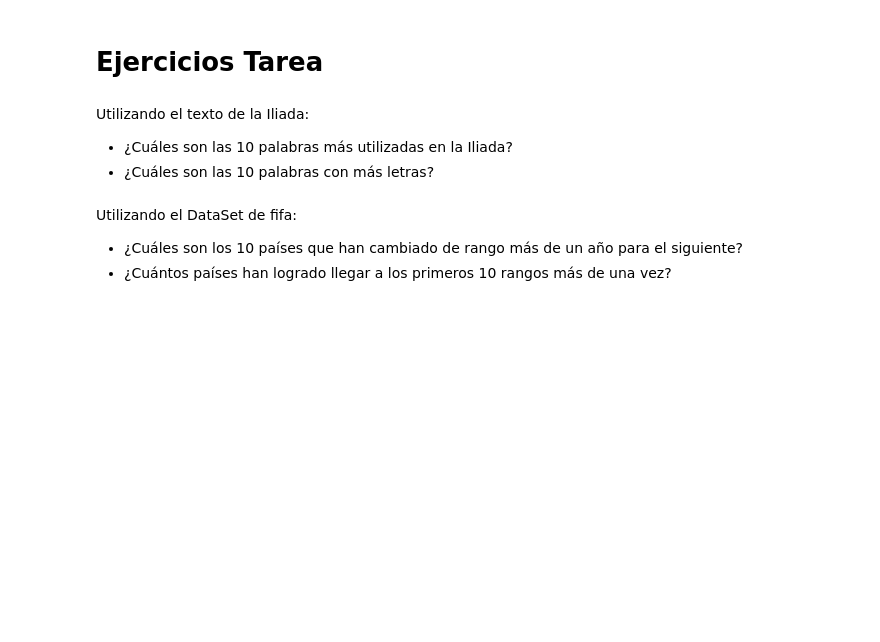
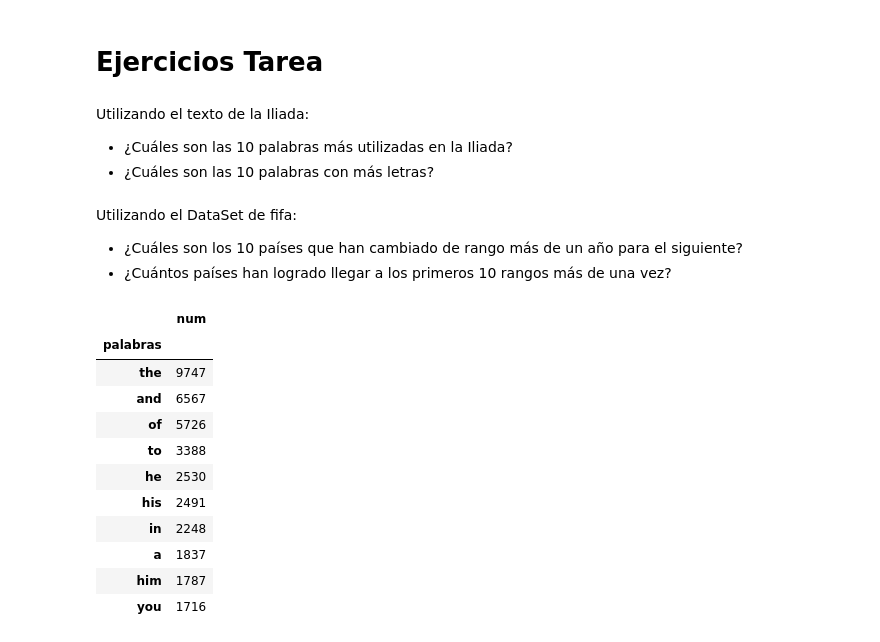
Before and after one commit to eschullert/School-of-AI-CDMX, a Jupyter notebook: Basic Python/Curso Python.ipynb, the cells around one changed output. Cells and saved outputs as stored; diff of their text form; code cells hidden in the pictures; blank space fills up the shorter version.

```diff
--- a/Basic Python/Curso Python.ipynb
+++ b/Basic Python/Curso Python.ipynb
@@ -781,0 +791,17 @@ Utilizando el DataSet de fifa:
+# %%
+df=pd.DataFrame({'palabras':ili,'num':len_p})
+# %%
+df.groupby(by='palabras').count().sort_values('num', ascending=False).head(10)
+# %% [output]
+|  | num |
+| palabras |  |
+| the | 9747 |
+| and | 6567 |
+| of | 5726 |
+| to | 3388 |
+| he | 2530 |
+| his | 2491 |
+| in | 2248 |
+| a | 1837 |
+| him | 1787 |
+| you | 1716 |
```
Also changed, not shown: parts of 12 cells of this notebook, 7 other files.
